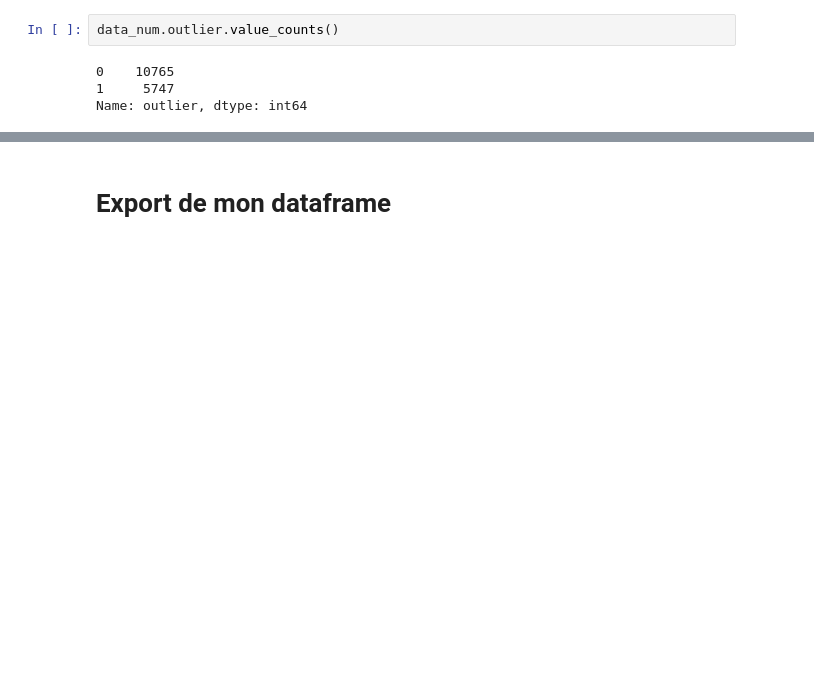
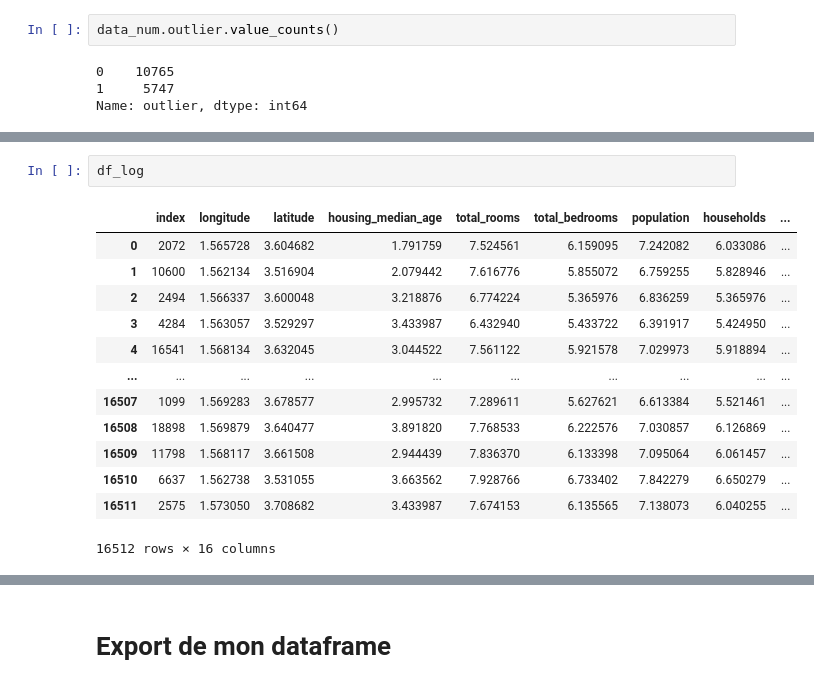
Before and after one commit to IISELII/projet_IA_immo, a Jupyter notebook: notebook_EDA_2.ipynb, the cells around one changed output, grey strips where cells are left out. Cells and saved outputs as stored; diff of their text form; blank space fills up the shorter version.

```diff
--- a/notebook_EDA_2.ipynb
+++ b/notebook_EDA_2.ipynb
@@ -462,0 +532,16 @@ Name: outlier, dtype: int64
+# %%
+df_log
+# %% [output]
+|  | index | longitude | latitude | housing_median_age | total_rooms | total_bedrooms | population | households | ... |
+| 0 | 2072 | 1.565728 | 3.604682 | 1.791759 | 7.524561 | 6.159095 | 7.242082 | 6.033086 | ... |
+| 1 | 10600 | 1.562134 | 3.516904 | 2.079442 | 7.616776 | 5.855072 | 6.759255 | 5.828946 | ... |
+| 2 | 2494 | 1.566337 | 3.600048 | 3.218876 | 6.774224 | 5.365976 | 6.836259 | 5.365976 | ... |
+| 3 | 4284 | 1.563057 | 3.529297 | 3.433987 | 6.432940 | 5.433722 | 6.391917 | 5.424950 | ... |
+| 4 | 16541 | 1.568134 | 3.632045 | 3.044522 | 7.561122 | 5.921578 | 7.029973 | 5.918894 | ... |
+| ... | ... | ... | ... | ... | ... | ... | ... | ... | ... |
+| 16507 | 1099 | 1.569283 | 3.678577 | 2.995732 | 7.289611 | 5.627621 | 6.613384 | 5.521461 | ... |
+| 16508 | 18898 | 1.569879 | 3.640477 | 3.891820 | 7.768533 | 6.222576 | 7.030857 | 6.126869 | ... |
+| 16509 | 11798 | 1.568117 | 3.661508 | 2.944439 | 7.836370 | 6.133398 | 7.095064 | 6.061457 | ... |
+| 16510 | 6637 | 1.562738 | 3.531055 | 3.663562 | 7.928766 | 6.733402 | 7.842279 | 6.650279 | ... |
+| 16511 | 2575 | 1.573050 | 3.708682 | 3.433987 | 7.674153 | 6.135565 | 7.138073 | 6.040255 | ... |
+16512 rows × 16 columns
```
Also changed, not shown: parts of 19 cells of this notebook, 2 other files.
